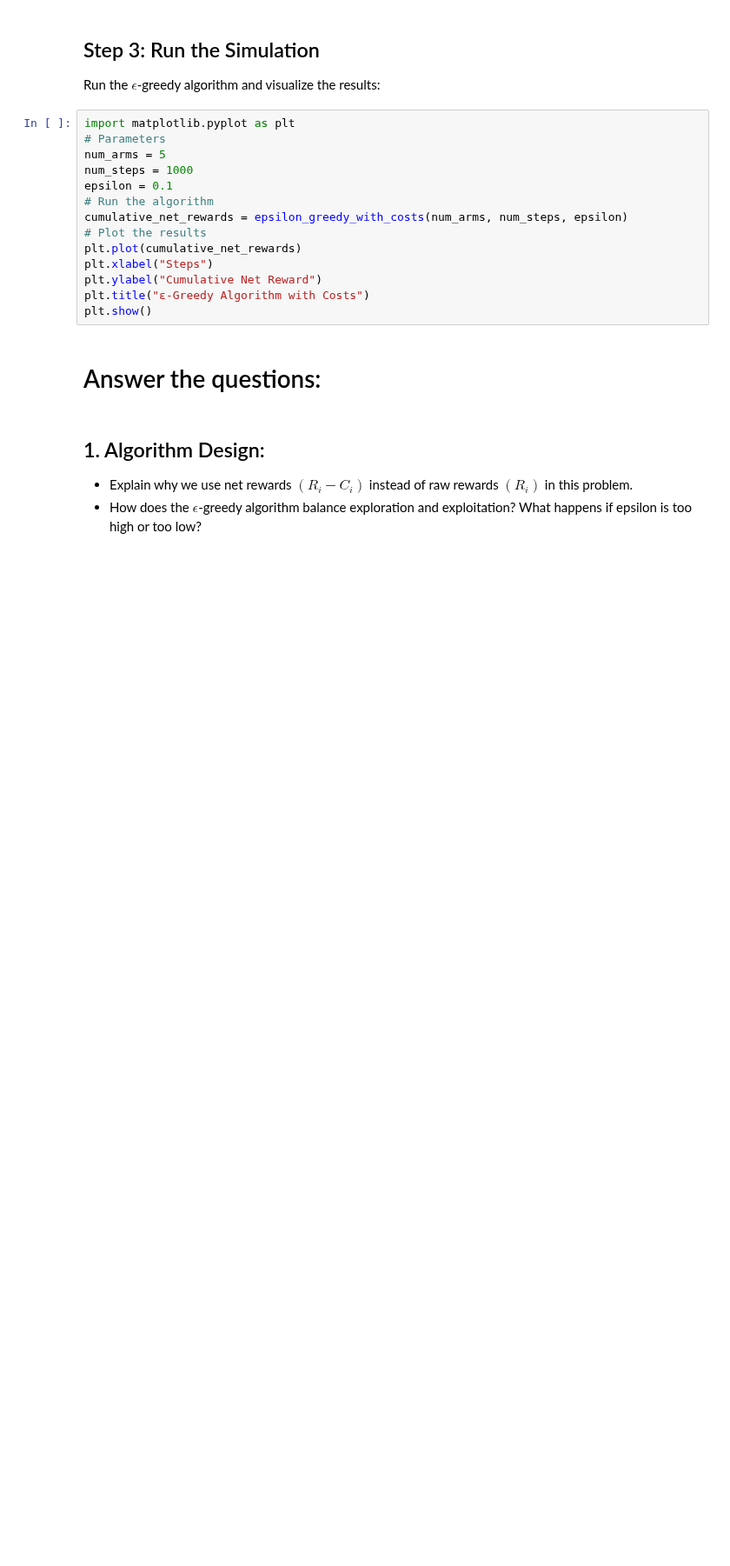
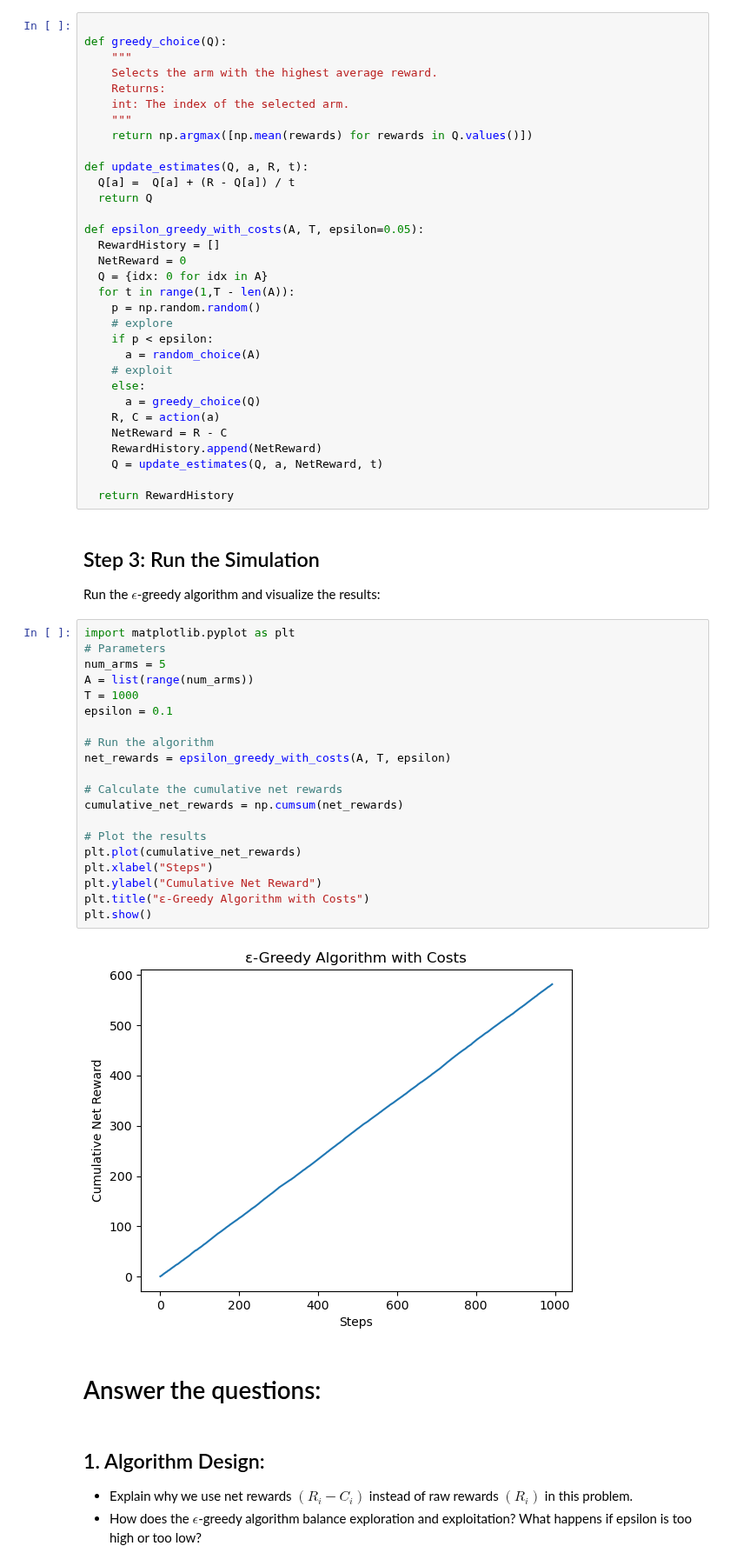
Before and after one commit to vodkolav/DSlab1, a Jupyter notebook: RL/Assignment1.ipynb, the cells around one changed output. Shown at 87% size. Saved outputs shown, nothing was run; the diff lists cells and outputs as text; blank space fills up the shorter version.

```diff
--- a/RL/Assignment1.ipynb
+++ b/RL/Assignment1.ipynb
@@ -62,23 +64,63 @@ def get_reward_and_cost(arm):
 # %% [markdown]
 ## Step 2: Implement the ε-Greedy Algorithm.
 Use the net reward $(R_i - C_i)$ to update the Q-values.
+# %%
+
+def greedy_choice(Q):
+    """
+    Selects the arm with the highest average reward.
+    Returns:
+    int: The index of the selected arm.
+    """
+    return np.argmax([np.mean(rewards) for rewards in Q.values()])
+
+def update_estimates(Q, a, R, t):
+  Q[a] =  Q[a] + (R - Q[a]) / t
+  return Q
+
+def epsilon_greedy_with_costs(A, T, epsilon=0.05):
+  RewardHistory = []
+  NetReward = 0
+  Q = {idx: 0 for idx in A}
+  for t in range(1,T - len(A)):
+    p = np.random.random()
+    # explore
+    if p < epsilon:
+      a = random_choice(A)
+    # exploit
+    else:
+      a = greedy_choice(Q)
+    R, C = action(a)
+    NetReward = R - C
+    RewardHistory.append(NetReward)
+    Q = update_estimates(Q, a, NetReward, t)
+
+  return RewardHistory
 # %% [markdown]
 ## Step 3: Run the Simulation
 Run the $\epsilon$-greedy algorithm and visualize the results:
 # %%
 import matplotlib.pyplot as plt
 # Parameters
 num_arms = 5
-num_steps = 1000
+A = list(range(num_arms))
+T = 1000
 epsilon = 0.1
+
 # Run the algorithm
-cumulative_net_rewards = epsilon_greedy_with_costs(num_arms, num_steps, epsilon)
+net_rewards = epsilon_greedy_with_costs(A, T, epsilon)
+
+# Calculate the cumulative net rewards
+cumulative_net_rewards = np.cumsum(net_rewards)
+
 # Plot the results
 plt.plot(cumulative_net_rewards)
 plt.xlabel("Steps")
 plt.ylabel("Cumulative Net Reward")
 plt.title("ε-Greedy Algorithm with Costs")
 plt.show()
+# %% [output]
+[figure, added]
 # %% [markdown]
 
 # Answer the questions:
```
Also changed, not shown: parts of 1 cell of this notebook.
